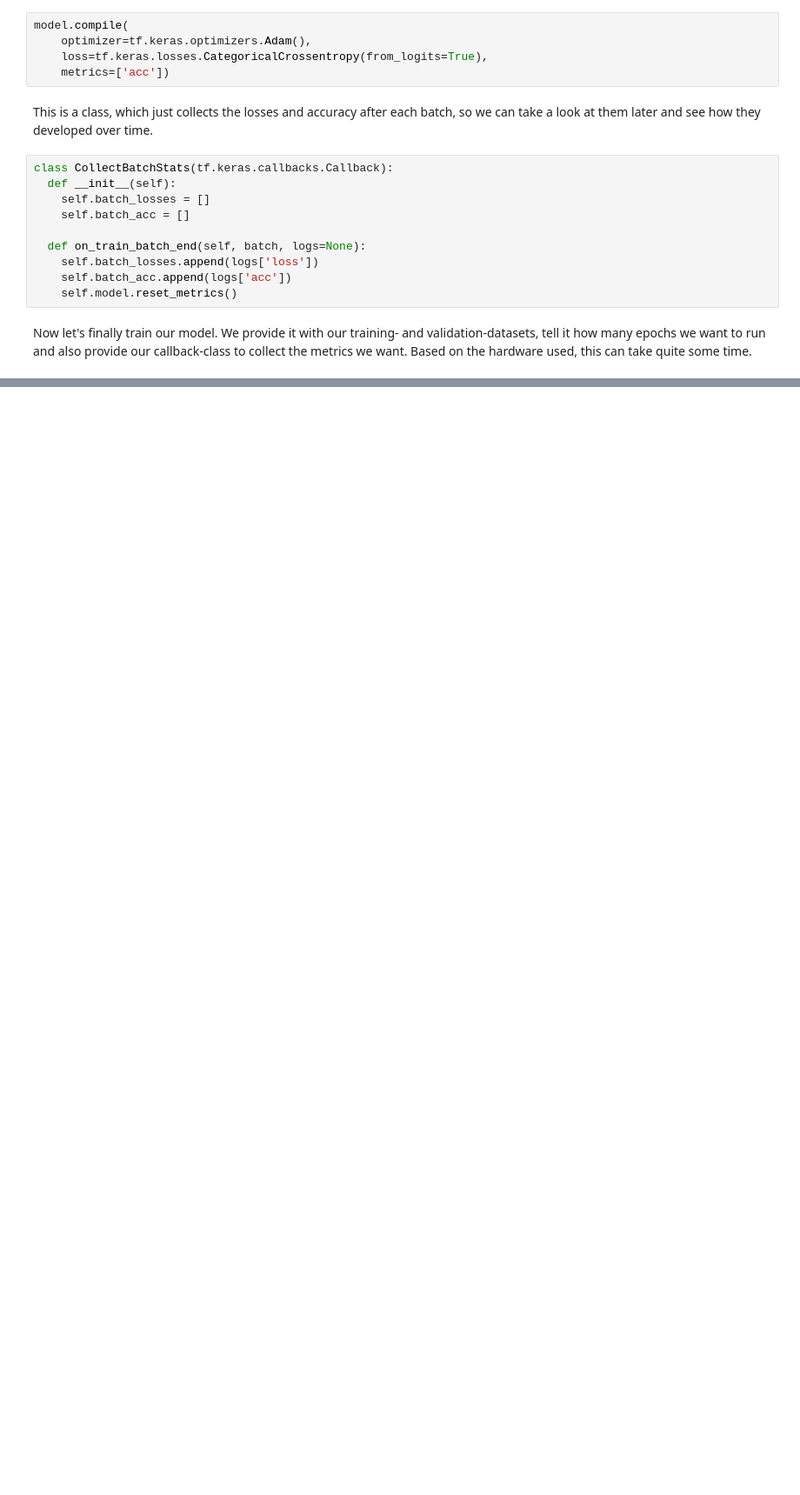
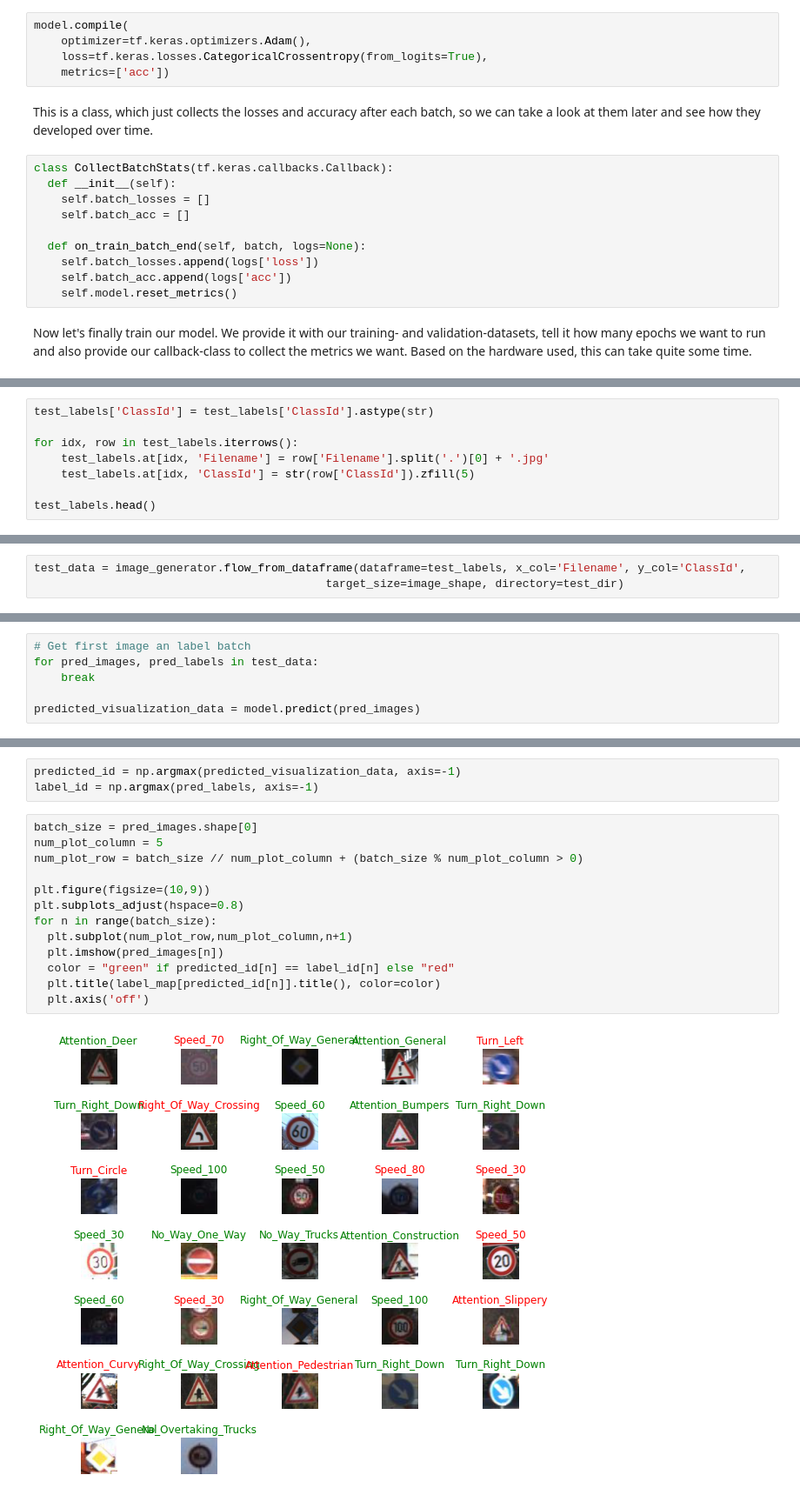
Before and after one commit to denishartl/overdog, a Jupyter notebook: notebooks/overdog_recognition.ipynb, the cells around one changed output, grey strips where cells are left out. Shown at 87% size. Saved outputs shown, nothing was run; the diff lists cells and outputs as text; blank space fills up the shorter version.

```diff
--- a/notebooks/overdog_recognition.ipynb
+++ b/notebooks/overdog_recognition.ipynb
@@ -325,0 +435,8 @@ Epoch 6/20
+# %%
+test_labels['ClassId'] = test_labels['ClassId'].astype(str)
+
+for idx, row in test_labels.iterrows():
+    test_labels.at[idx, 'Filename'] = row['Filename'].split('.')[0] + '.jpg'
+    test_labels.at[idx, 'ClassId'] = str(row['ClassId']).zfill(5)
+
+test_labels.head()
@@ -325,0 +454,3 @@ Epoch 6/20
+# %%
+test_data = image_generator.flow_from_dataframe(dataframe=test_labels, x_col='Filename', y_col='ClassId',
+                                           target_size=image_shape, directory=test_dir)
@@ -325,0 +472,6 @@ Epoch 6/20
+# %%
+# Get first image an label batch
+for pred_images, pred_labels in test_data:
+    break
+
+predicted_visualization_data = model.predict(pred_images)
@@ -325,0 +481,18 @@ Epoch 6/20
+# %%
+predicted_id = np.argmax(predicted_visualization_data, axis=-1)
+label_id = np.argmax(pred_labels, axis=-1)
+# %%
+batch_size = pred_images.shape[0]
+num_plot_column = 5
+num_plot_row = batch_size // num_plot_column + (batch_size % num_plot_column > 0)
+
+plt.figure(figsize=(10,9))
+plt.subplots_adjust(hspace=0.8)
+for n in range(batch_size):
+  plt.subplot(num_plot_row,num_plot_column,n+1)
+  plt.imshow(pred_images[n])
+  color = "green" if predicted_id[n] == label_id[n] else "red"
+  plt.title(label_map[predicted_id[n]].title(), color=color)
+  plt.axis('off')
+# %% [output]
+[figure, added]
```
Also changed, not shown: parts of 24 cells of this notebook, 5 other files.
